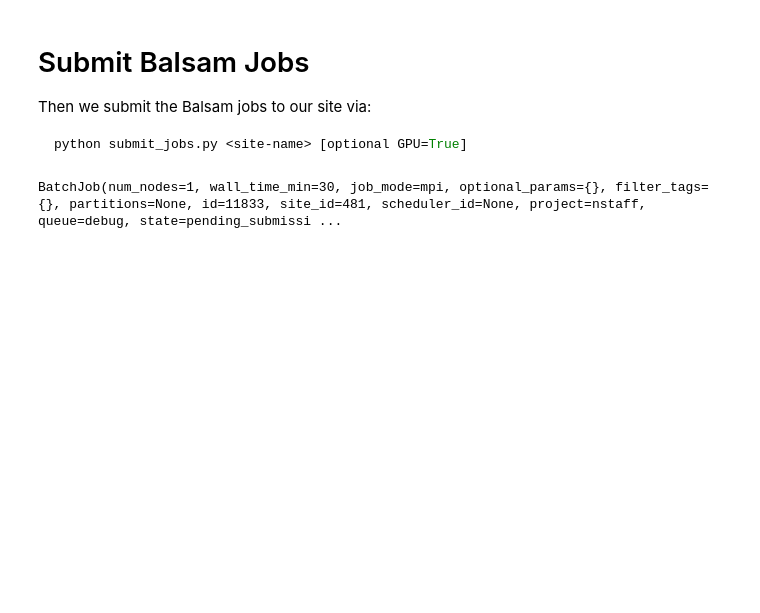
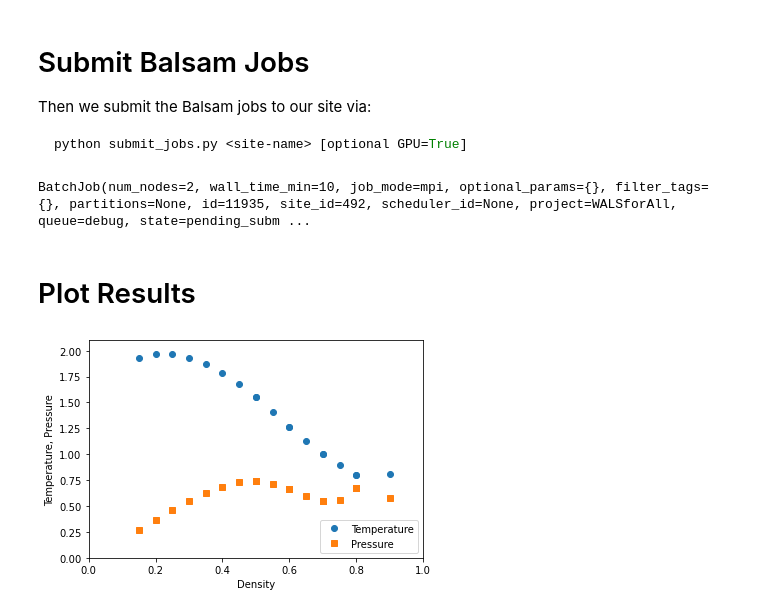
Before and after one commit to CrossFacilityWorkflows/DOE-HPC-workflow-training, a Jupyter notebook: Balsam/balsam_tutorial.ipynb, the cells around one changed output. Saved outputs shown, nothing was run; the diff lists cells and outputs as text; code cells hidden in the pictures; blank space fills up the shorter version.

```diff
--- a/Balsam/balsam_tutorial.ipynb
+++ b/Balsam/balsam_tutorial.ipynb
@@ -46,0 +78,7 @@ doe_site = 'NERSC'
+# %%
+import os
+site_name = "polaris-jointdemos"
+demo_path = "/home/csimpson/polaris/DOE-HPC-workflow-training/Balsam" #os.path.abspath("./")
+application_env = demo_path+"/Lammps/ALCF/lammps_envs.sh"
+input_file_path = demo_path+"/Lammps/lj_lammps_template.in"
+application_env
@@ -135,16 +165,16 @@ python submit_jobs.py <site-name> [optional GPU=True]
 # %%
 from balsam.api import BatchJob, Site
 
-site_name = balsam_site_name
+site_name = site_name
 site = Site.objects.get(site_name)
 
 BatchJob.objects.create(
     site_id=site.id,
-    num_nodes=1,
-    wall_time_min=30,
+    num_nodes=2,
+    wall_time_min=10,
     job_mode="mpi",
-    project="nstaff",
+    project="WALSforAll",
     queue="debug",
 )
 # %% [output]
-BatchJob(num_nodes=1, wall_time_min=30, job_mode=mpi, optional_params={}, filter_tags={}, partitions=None, id=11833, site_id=481, scheduler_id=None, project=nstaff, queue=debug, state=pending_submissi ...
+BatchJob(num_nodes=2, wall_time_min=10, job_mode=mpi, optional_params={}, filter_tags={}, partitions=None, id=11935, site_id=492, scheduler_id=None, project=WALSforAll, queue=debug, state=pending_subm ...
@@ -153,0 +181,31 @@ for job in Job.objects.as_completed(jobs):
+# %% [markdown]
+# Plot Results
+# %%
+import matplotlib.pyplot as plt
+
+finished_jobs = Job.objects.filter(state="JOB_FINISHED",site_id=site.id,tags={"parameter_test":"lat"})
+
+if finished_jobs.count() > 0:
+    efinal = []
+    tfinal = []
+    density = []
+    Pfinal = []
+    tinit = []
+    for j in finished_jobs:
+
+        efinal.append(j.data['efinal'])
+        tfinal.append(j.data['tfinal'])
+        Pfinal.append(j.data['Pfinal'])
+        density.append(j.get_parameters()['lat_scale'])
+        tinit.append(j.get_parameters()['tinit'])
+
+    plt.plot(density,tfinal,'o',label="Temperature")
+    plt.plot(density,Pfinal,'s',label="Pressure")
+    plt.ylim(0,2.1)
+    plt.xlim(0,1)
+    plt.ylabel("Temperature, Pressure")
+    plt.xlabel("Density")
+    plt.legend(loc=0)
+    plt.savefig("lammps_phases.png")
+# %% [output]
+[figure, added]
```
Also changed, not shown: parts of 16 cells of this notebook.
